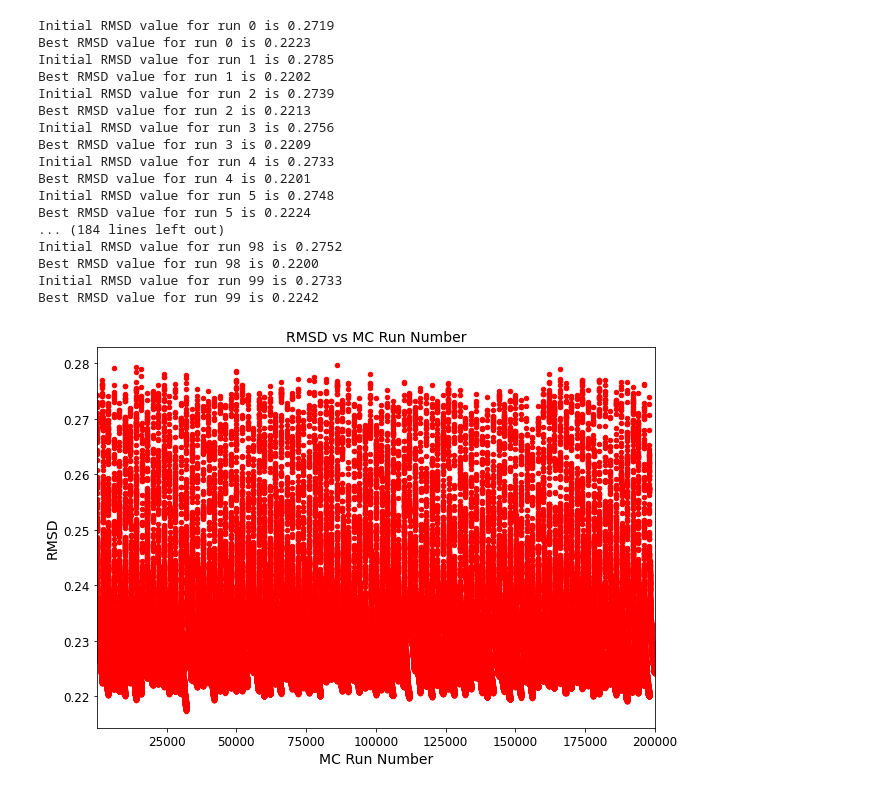
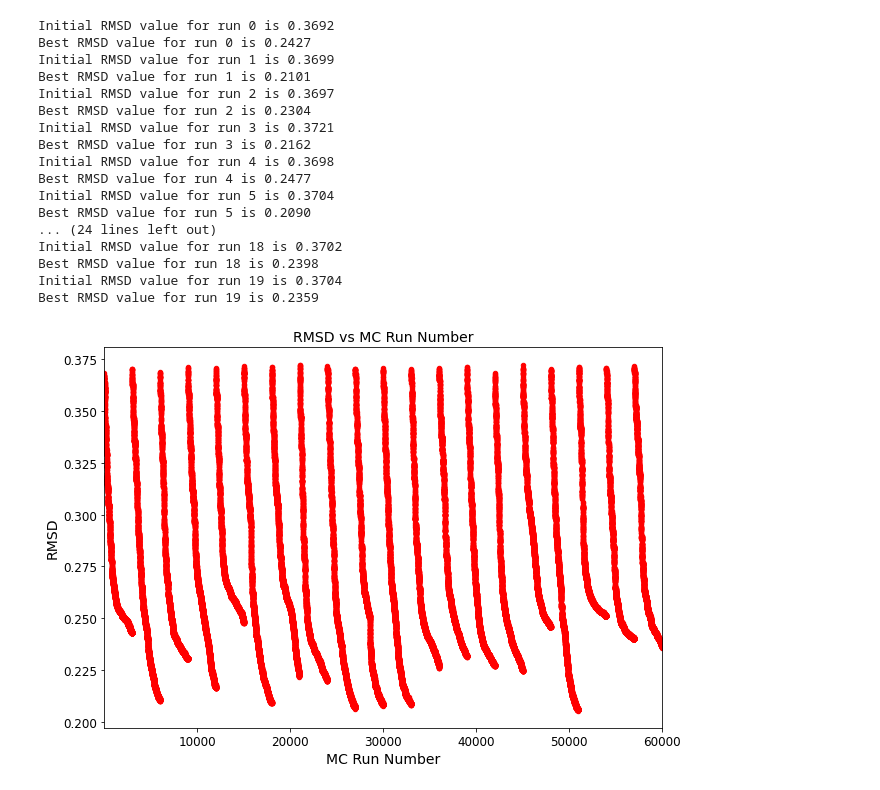
Before and after one commit to grebenyyk/PDF-MC, a Jupyter notebook: PDF_MC.ipynb, the cells around one changed output. Drawn from its saved outputs; the diff is of its cells as text; code cells hidden in the pictures.

```diff
--- a/PDF_MC.ipynb
+++ b/PDF_MC.ipynb
@@ -18,3 +17,6 @@ basename = 'th10_ML'
+# %%
+dataFile = "Th22_10_spot2_0001_0000_summed_bsub_tmean.gr"
+basename = 'th14'
 # %%
 def PDF_fit(structure, data, qmin, qmax, qdamp, qbroad, xmin, xmax, scale, d, zoomscale, run_number):
     cdsePDF = PDFContribution("CdSe")
@@ -29,15 +31,15 @@ def PDF_fit(structure, data, qmin, qmax, qdamp, qbroad, xmin, xmax, scale, d, zo
     cdsePDF.CdSe.qdamp.value = qdamp
     cdsePDF.CdSe.qbroad.value = qbroad
 
-    cdseFit.addVar(cdsePDF.scale, scale, tag='scale', fixed=True)
+    cdseFit.addVar(cdsePDF.scale, scale, tag='scale', fixed=False)
     cdseFit.addVar(cdsePDF.CdSe.delta1, d, tag='d1', fixed=True)
     zoomscale = cdseFit.newVar('zoomscale', value=zoomscale, tag='zoomscale')
     lattice = cdsePDF.CdSe.phase.getLattice()
     cdseFit.constrain(lattice.a, zoomscale)
     cdseFit.constrain(lattice.b, zoomscale)
     cdseFit.constrain(lattice.c, zoomscale)
-    ThUiso = cdseFit.newVar("Ho_Uiso", value=0.0312, tag='adp', fixed=True)
-    OUiso = cdseFit.newVar("O_Uiso", value=0.116, tag='adp', fixed=True)
+    ThUiso = cdseFit.newVar("Ho_Uiso", value=3.12000000e-02, tag='adp', fixed=True)
+    OUiso = cdseFit.newVar("O_Uiso", value=1.16000000e-01, tag='adp', fixed=True)
     atoms = cdsePDF.CdSe.phase.getScatterers()
     for atom in atoms:
         if atom.element == 'Th':
@@ -202,33 +204,33 @@ clean_files('th10_ML.fit')
 # %%
 %matplotlib inline
 
-shutil.copyfile('th10_ML_init.xyz','th10_ML.xyz')
+shutil.copyfile(f'{basename}_init.xyz', f'{basename}.xyz')
 
-all_rmsd_values, all_l_values = monte_carlo_multiple_starts(n_runs=100, steps=2000, structure=basename,
+all_rmsd_values, all_l_values = monte_carlo_multiple_starts(n_runs=20, steps=3000, structure=basename,
 data=dataFile, qmin=1, qmax=21, qdamp=0.02, qbroad=0.02, xmin=1.7, xmax=20,
-scale=8.46637153e-01, d=2.159, zoomscale=1.0397,
+scale=7.41484713e-01, d=2.184, zoomscale=1.0002,
 initial_l=0.1, cooling_rate=0.9)
 
 plot_rmsd_l_values(all_rmsd_values=all_rmsd_values, all_l_values=all_l_values)
 # %% [output]
-Initial RMSD value for run 0 is 0.2719
-Best RMSD value for run 0 is 0.2223
-Initial RMSD value for run 1 is 0.2785
-Best RMSD value for run 1 is 0.2202
-Initial RMSD value for run 2 is 0.2739
-Best RMSD value for run 2 is 0.2213
-Initial RMSD value for run 3 is 0.2756
-Best RMSD value for run 3 is 0.2209
-Initial RMSD value for run 4 is 0.2733
-Best RMSD value for run 4 is 0.2201
-Initial RMSD value for run 5 is 0.2748
-Best RMSD value for run 5 is 0.2224
-... (184 lines left out)
-Initial RMSD value for run 98 is 0.2752
-Best RMSD value for run 98 is 0.2200
-Initial RMSD value for run 99 is 0.2733
-Best RMSD value for run 99 is 0.2242
+Initial RMSD value for run 0 is 0.3692
+Best RMSD value for run 0 is 0.2427
+Initial RMSD value for run 1 is 0.3699
+Best RMSD value for run 1 is 0.2101
+Initial RMSD value for run 2 is 0.3697
+Best RMSD value for run 2 is 0.2304
+Initial RMSD value for run 3 is 0.3721
+Best RMSD value for run 3 is 0.2162
+Initial RMSD value for run 4 is 0.3698
+Best RMSD value for run 4 is 0.2477
+Initial RMSD value for run 5 is 0.3704
+Best RMSD value for run 5 is 0.2090
+... (24 lines left out)
+Initial RMSD value for run 18 is 0.3702
+Best RMSD value for run 18 is 0.2398
+Initial RMSD value for run 19 is 0.3704
+Best RMSD value for run 19 is 0.2359
-[figure, old version]
+[figure, new version]
 # %%
 # This function performs a single run of MC simulation
 #%matplotlib notebook
```
Also changed, not shown: parts of 3 cells of this notebook.
